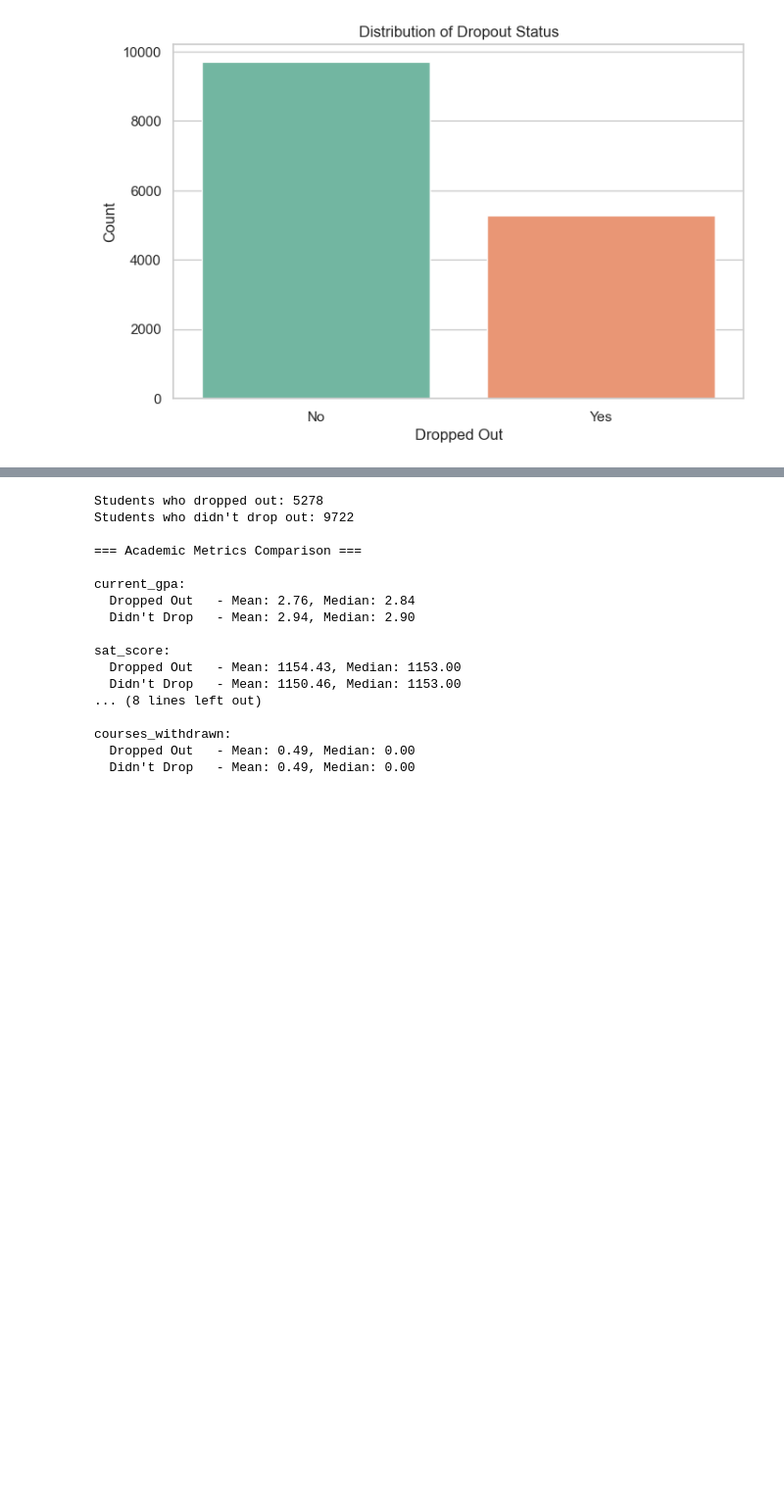
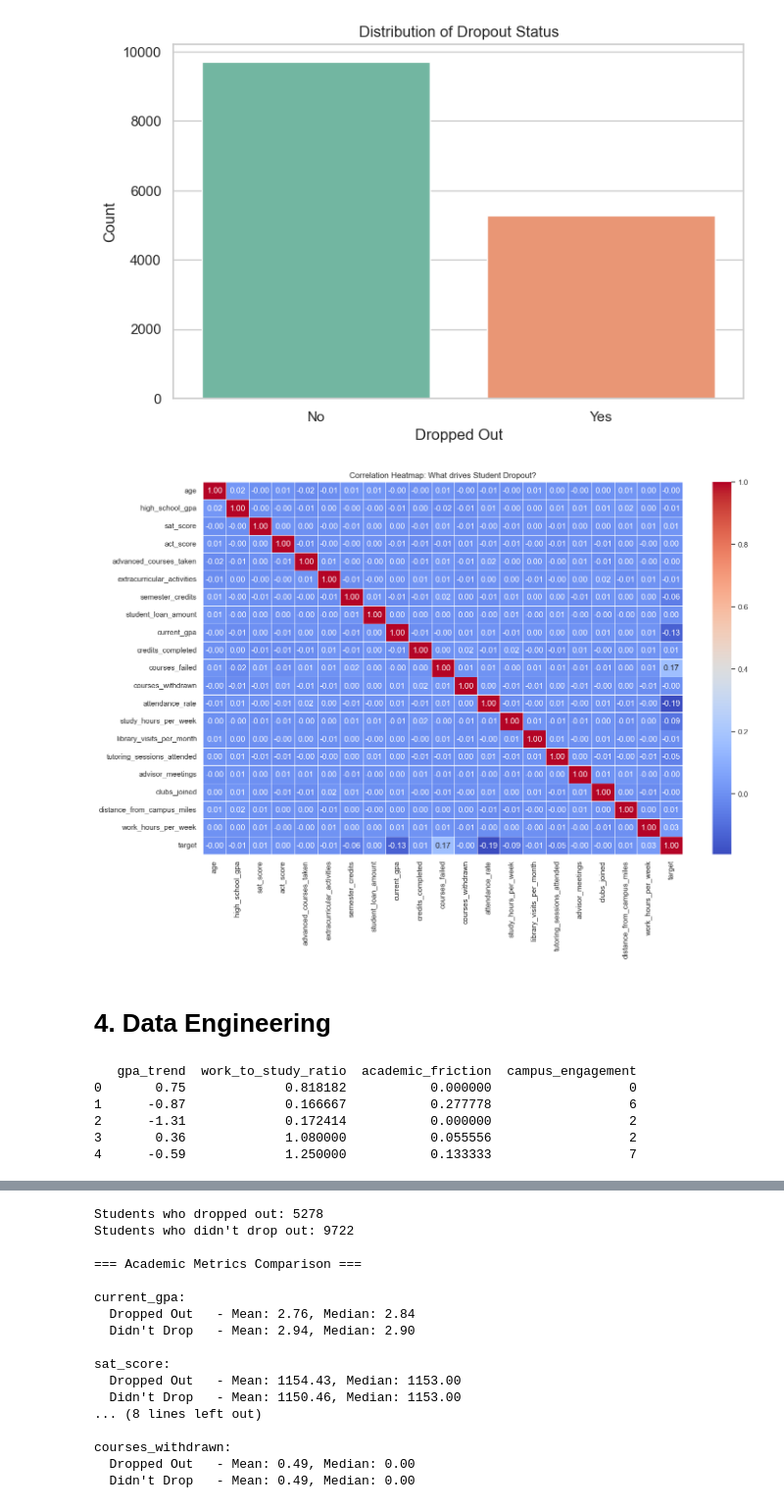
Before and after one commit to RaturiAR7/datascience_handson, a Jupyter notebook: INT_172_AnshulRaturi.ipynb, the cells around one changed output, grey strips where cells are left out. Shown at 98% size. Saved outputs shown, nothing was run; the diff lists cells and outputs as text; code cells hidden in the pictures; blank space fills up the shorter version.

```diff
--- a/INT_172_AnshulRaturi.ipynb
+++ b/INT_172_AnshulRaturi.ipynb
@@ -174,3 +183,22 @@ Passing `palette` without assigning `hue` is deprecated and will be removed in v
 
   sns.countplot(data=df, x='dropped_out', palette='Set2')
 [figure]
+# %%
+# 1. Convert 'dropped_out' to 1 (Yes) and 0 (No) so it shows up in the correlation
+df['target'] = df['dropped_out'].map({'Yes': 1, 'No': 0})
+
+# 2. Select only numerical columns (correlations only work on numbers)
+numerical_df = df.select_dtypes(include=['int64', 'float64'])
+
+# 3. Calculate the correlation matrix
+corr_matrix = numerical_df.corr()
+
+# 4. Create the Heatmap
+plt.figure(figsize=(16, 10)) # Big size because you have many columns
+sns.heatmap(corr_matrix, annot=True, fmt=".2f", cmap='coolwarm', linewidths=0.5)
+plt.title('Correlation Heatmap: What drives Student Dropout?')
+plt.show()
+# %% [output]
+[figure, added]
+# %% [markdown]
+# 4. Data Engineering
@@ -176,0 +208,23 @@ Passing `palette` without assigning `hue` is deprecated and will be removed in v
+# %%
+# 1. Academic Trend: Is their performance slipping?
+df['gpa_trend'] = df['current_gpa'] - df['high_school_gpa']
+
+# 2. Time Stress: Balance between work and school
+# Adding 1 to denominator to handle students who study 0 hours
+df['work_to_study_ratio'] = df['work_hours_per_week'] / (df['study_hours_per_week'] + 1)
+
+# 3. Academic Friction: Ratio of failed/withdrawn courses to total credits
+df['academic_friction'] = (df['courses_failed'] + df['courses_withdrawn']) / df['semester_credits']
+
+# 4. Engagement Score: Combining library visits and club participation
+df['campus_engagement'] = df['library_visits_per_month'] + df['clubs_joined']
+
+# Preview the new "Engineered" columns
+print(df[['gpa_trend', 'work_to_study_ratio', 'academic_friction', 'campus_engagement']].head())
+# %% [output]
+   gpa_trend  work_to_study_ratio  academic_friction  campus_engagement
+0       0.75             0.818182           0.000000                  0
+1      -0.87             0.166667           0.277778                  6
+2      -1.31             0.172414           0.000000                  2
+3       0.36             1.080000           0.055556                  2
+4      -0.59             1.250000           0.133333                  7
```
Also changed, not shown: parts of 27 cells of this notebook, 1 other file.
